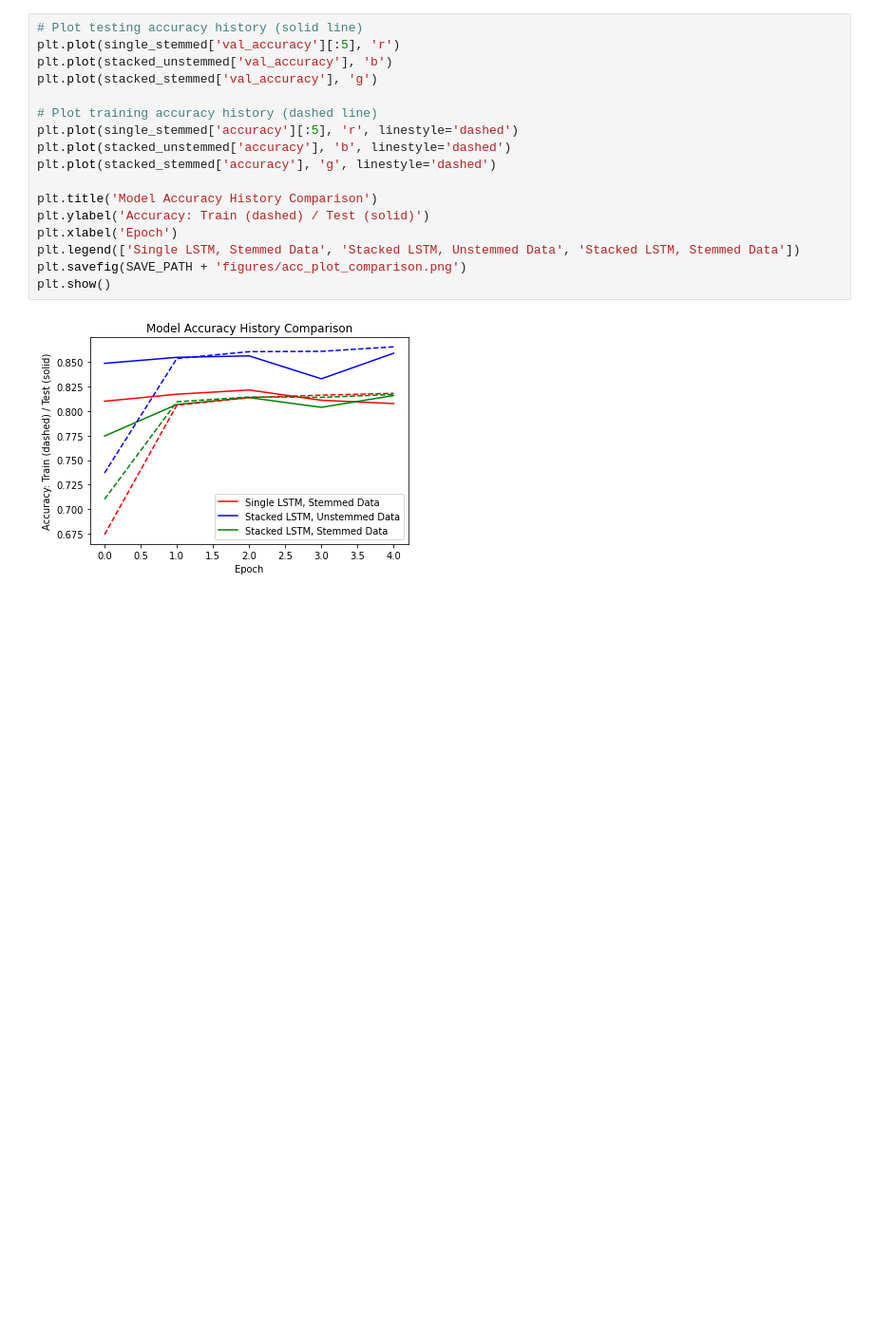
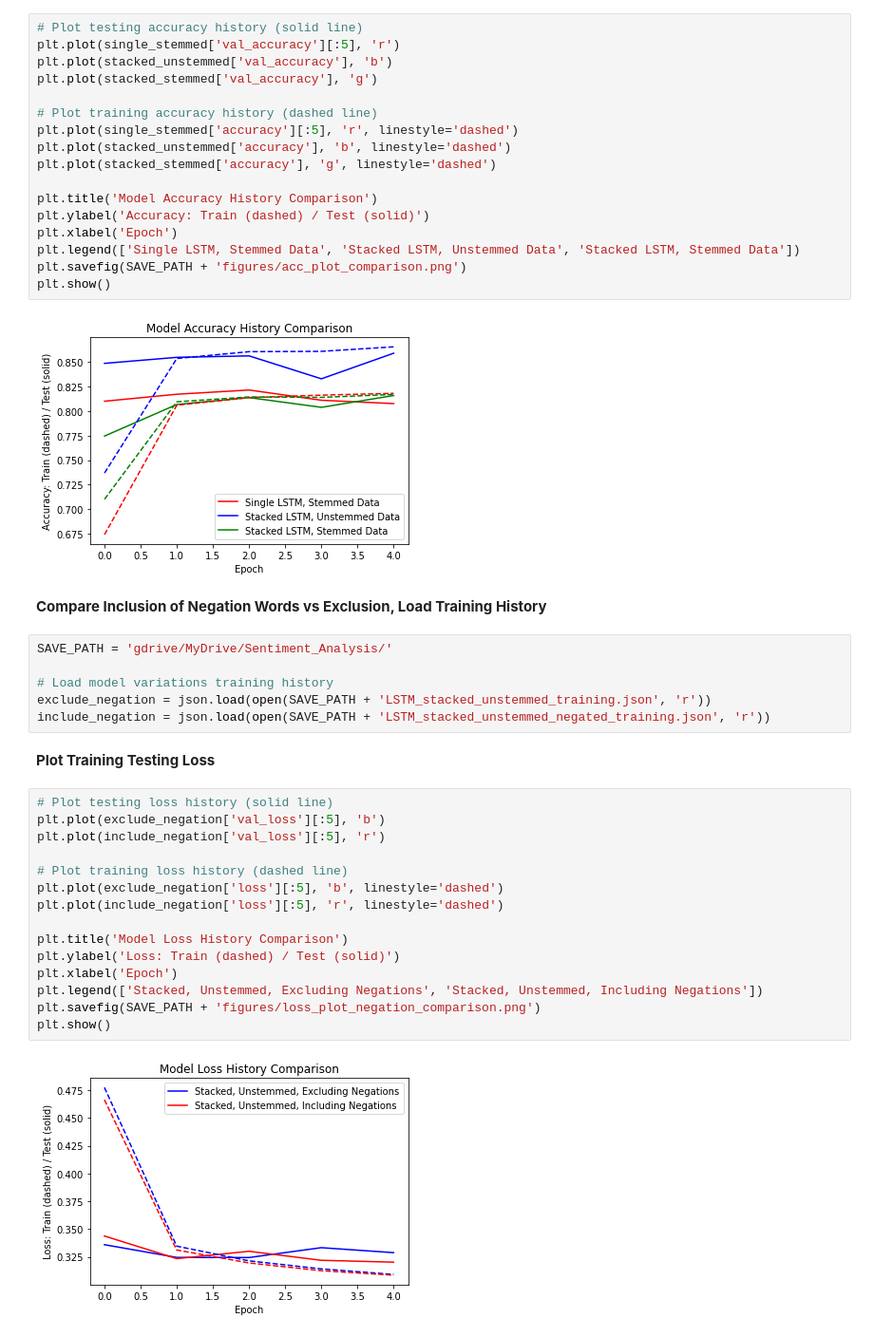
Before and after one commit to mmoua89/ML-ChatApp, a Jupyter notebook: Training_Notebooks/LSTM_Model_Comparisons.ipynb, the cells around one changed output. Shown at 95% size. Cells and saved outputs as stored; diff of their text form; blank space fills up the shorter version.

```diff
--- a/Training_Notebooks/LSTM_Model_Comparisons.ipynb
+++ b/Training_Notebooks/LSTM_Model_Comparisons.ipynb
@@ -61,3 +61,30 @@ plt.savefig(SAVE_PATH + 'figures/acc_plot_comparison.png')
 plt.show()
 # %% [output]
 [figure]
+# %% [markdown]
+**Compare Inclusion of Negation Words vs Exclusion, Load Training History**
+# %%
+SAVE_PATH = 'gdrive/MyDrive/Sentiment_Analysis/'
+
+# Load model variations training history
+exclude_negation = json.load(open(SAVE_PATH + 'LSTM_stacked_unstemmed_training.json', 'r'))
+include_negation = json.load(open(SAVE_PATH + 'LSTM_stacked_unstemmed_negated_training.json', 'r'))
+# %% [markdown]
+**Plot Training Testing Loss**
+# %%
+# Plot testing loss history (solid line)
+plt.plot(exclude_negation['val_loss'][:5], 'b')
+plt.plot(include_negation['val_loss'][:5], 'r')
+
+# Plot training loss history (dashed line)
+plt.plot(exclude_negation['loss'][:5], 'b', linestyle='dashed')
+plt.plot(include_negation['loss'][:5], 'r', linestyle='dashed')
+
+plt.title('Model Loss History Comparison')
+plt.ylabel('Loss: Train (dashed) / Test (solid)')
+plt.xlabel('Epoch')
+plt.legend(['Stacked, Unstemmed, Excluding Negations', 'Stacked, Unstemmed, Including Negations'])
+plt.savefig(SAVE_PATH + 'figures/loss_plot_negation_comparison.png')
+plt.show()
+# %% [output]
+[figure, added]
```
Also changed, not shown: parts of 9 cells of this notebook.
